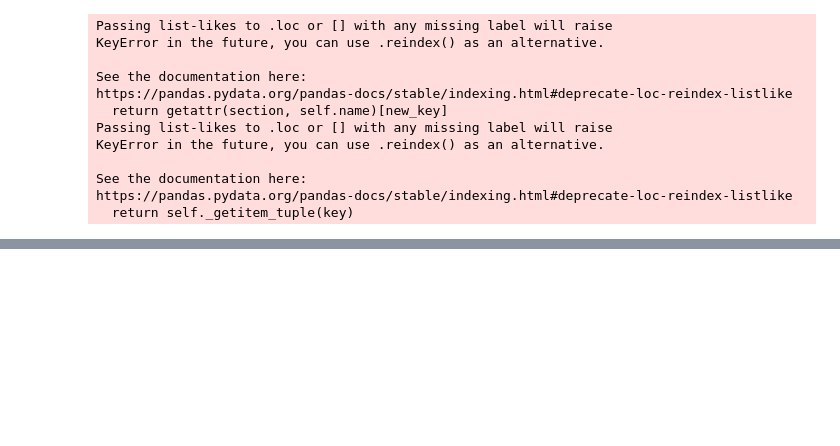
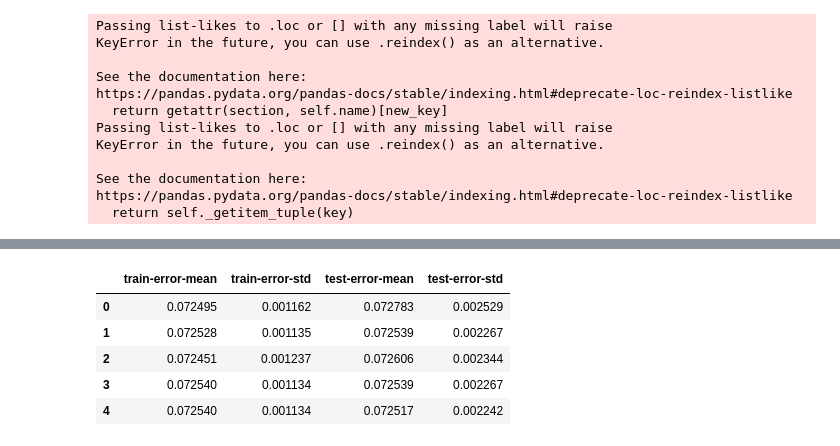
Before and after one commit to WinVector/pyvtreat, a Jupyter notebook: Examples/KDD2009Example.ipynb, the cells around one changed output, grey strips where cells are left out. Saved outputs shown, nothing was run; the diff lists cells and outputs as text; code cells hidden in the pictures; blank space fills up the shorter version.

```diff
--- a/Examples/KDD2009Example.ipynb
+++ b/Examples/KDD2009Example.ipynb
@@ -102,0 +115,14 @@ plan.score_frame_
+# %%
+
+fd = xgboost.DMatrix(data=cross_frame, label=churn_train)
+x_parameters = {"max_depth":3, "objective":'binary:logistic'}
+cv = xgboost.cv(x_parameters, fd, num_boost_round=100, verbose_eval=False)
+# %%
+cv.head()
+# %% [output]
+|  | train-error-mean | train-error-std | test-error-mean | test-error-std |
+| 0 | 0.072495 | 0.001162 | 0.072783 | 0.002529 |
+| 1 | 0.072528 | 0.001135 | 0.072539 | 0.002267 |
+| 2 | 0.072451 | 0.001237 | 0.072606 | 0.002344 |
+| 3 | 0.072540 | 0.001134 | 0.072539 | 0.002267 |
+| 4 | 0.072540 | 0.001134 | 0.072517 | 0.002242 |
```
Also changed, not shown: parts of 12 cells of this notebook, 3 other files.
